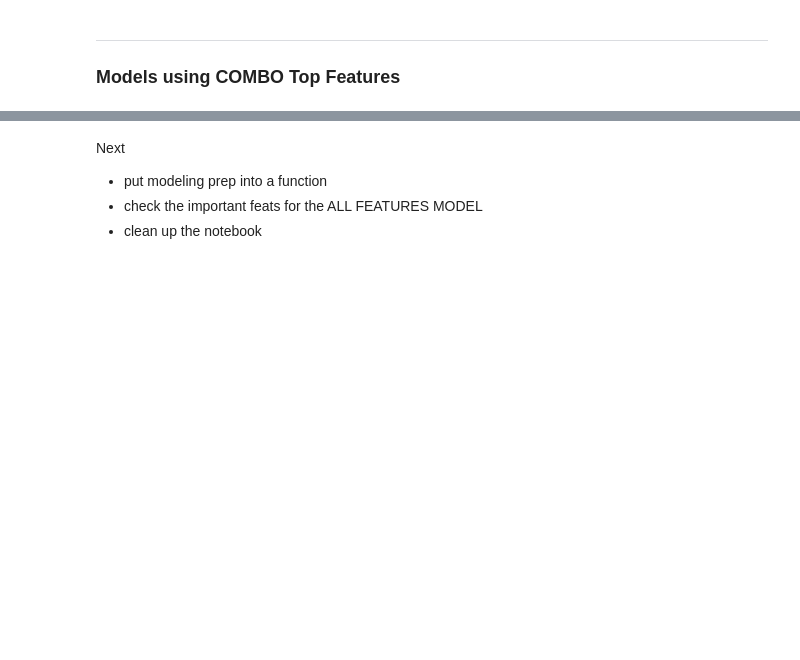
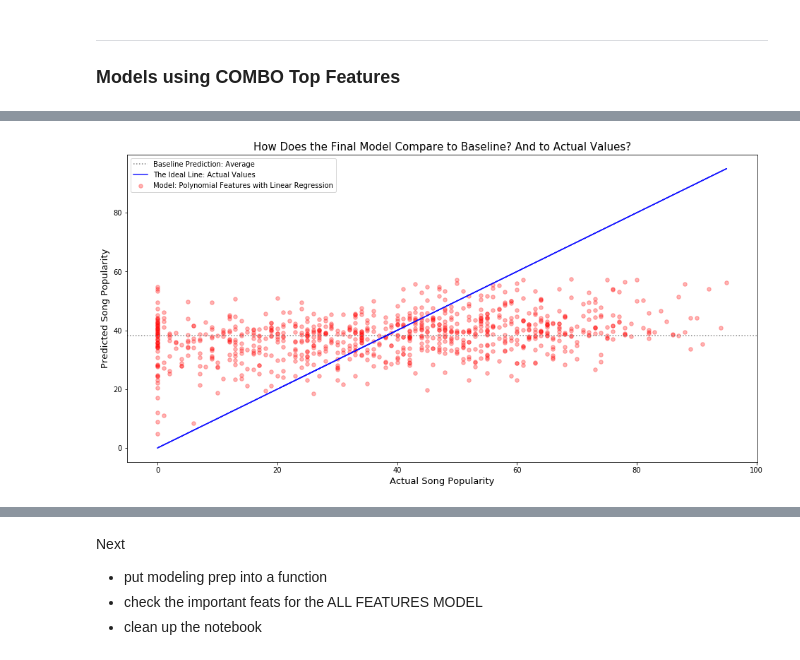
Before and after one commit to SpotiScryers/SpotiScry, a Jupyter notebook: brandon_modeling.ipynb, the cells around one changed output, grey strips where cells are left out. Cells and saved outputs as stored; diff of their text form; code cells hidden in the pictures; blank space fills up the shorter version.

```diff
--- a/brandon_modeling.ipynb
+++ b/brandon_modeling.ipynb
@@ -533,0 +567,4 @@ Model beat baseline by 5.07%
+# %%
+visualize_model(lm_sq_pred_t, y_test, bl, 'Polynomial Features with Linear Regression')
+# %% [output]
+[figure, added]
```
Also changed, not shown: parts of 13 cells of this notebook, 1 other file.
